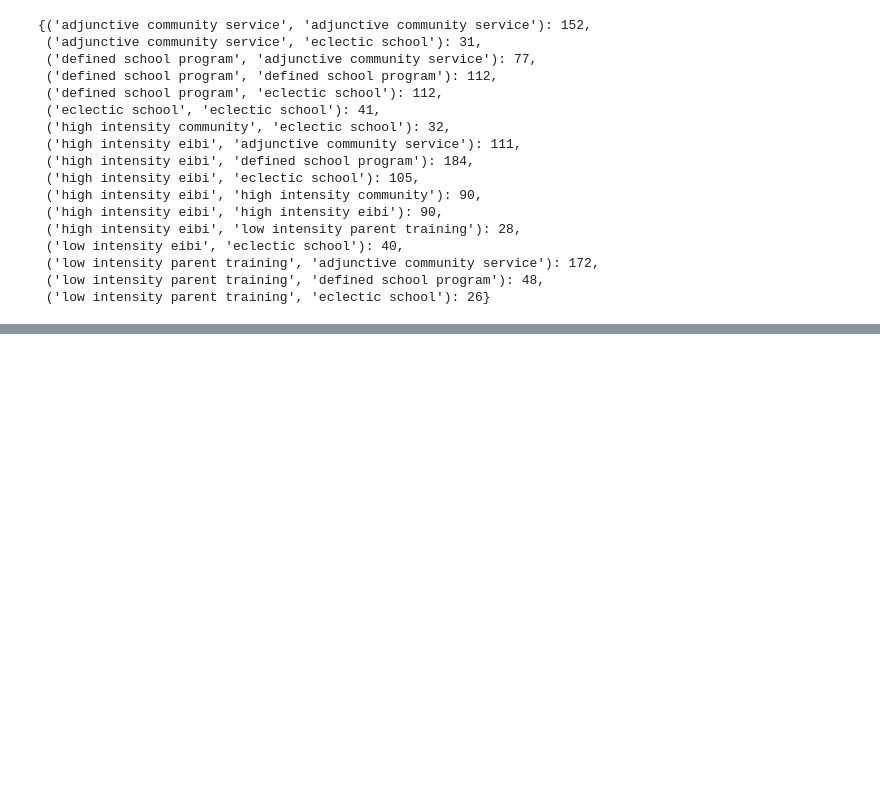
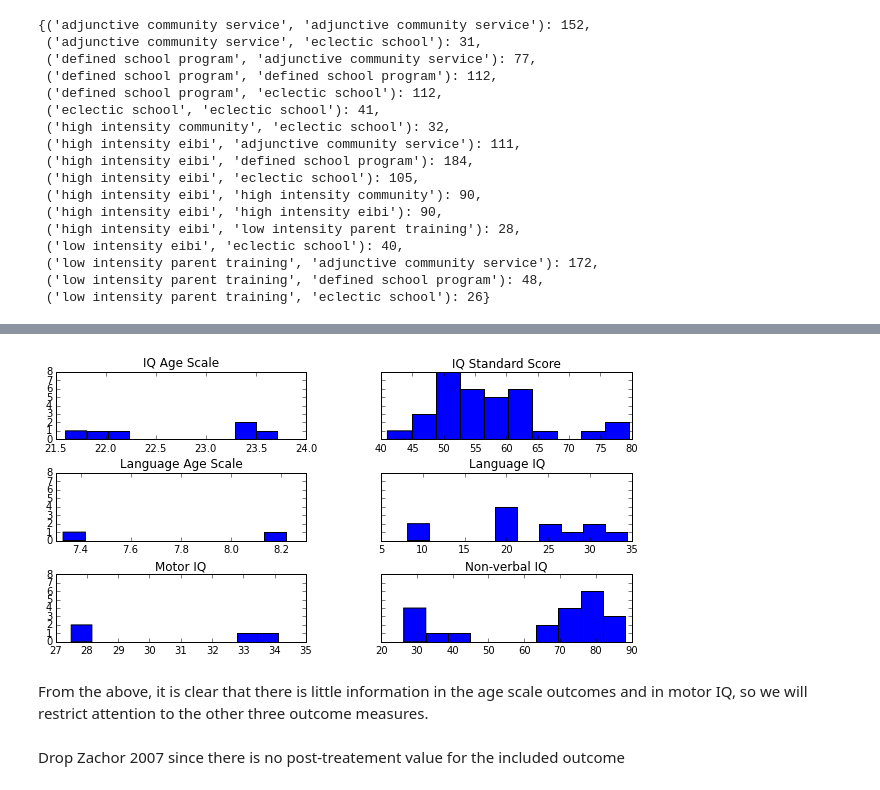
Before and after one commit to fonnesbeck/autism_intervention_MA, a Jupyter notebook: ASD Interventions Meta-analysis.ipynb, the cells around one changed output, grey strips where cells are left out. Cells and saved outputs as stored; diff of their text form; code cells hidden in the pictures; blank space fills up the shorter version.

```diff
--- a/ASD Interventions Meta-analysis.ipynb
+++ b/ASD Interventions Meta-analysis.ipynb
@@ -339,0 +387,6 @@ cognition_data.head()
+# %%
+cognition_data['baseline_mean'].hist(by=cognition_data['cognition_outcome'], sharey=True, sharex=False, bins=10);
+# %% [output]
+[figure, added]
+# %% [markdown]
+From the above, it is clear that there is little information in the age scale outcomes and in motor IQ, so we will restrict attention to the other three outcome measures.
@@ -339,0 +397,2 @@ cognition_data.head()
+# %% [markdown]
+Drop Zachor 2007 since there is no post-treatement value for the included outcome
```
Also changed, not shown: parts of 89 cells of this notebook, 5 other files.
